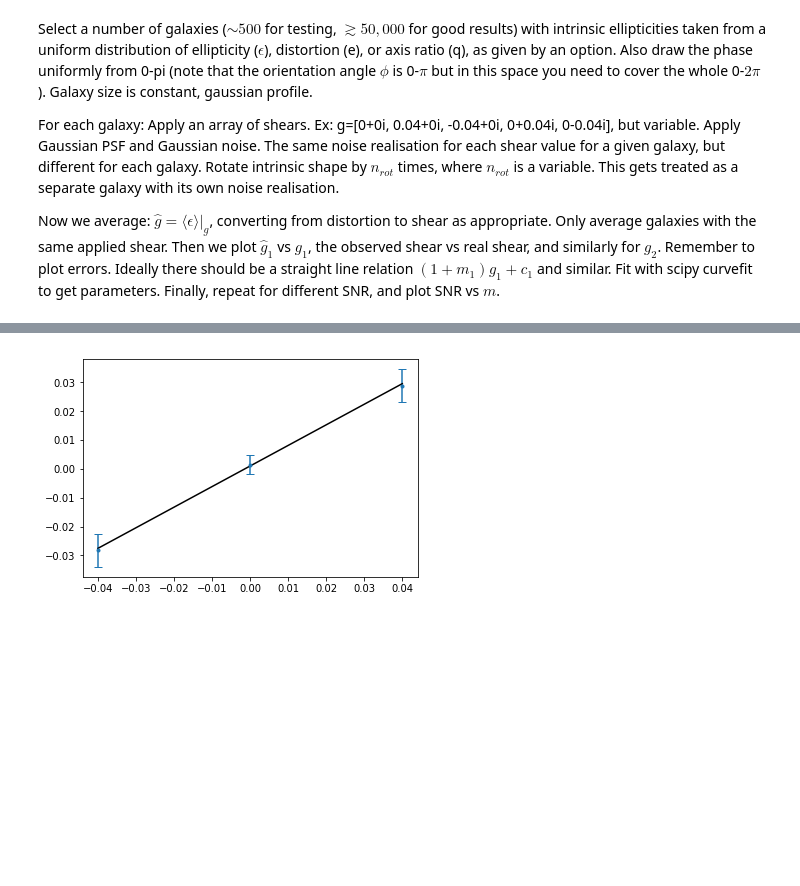
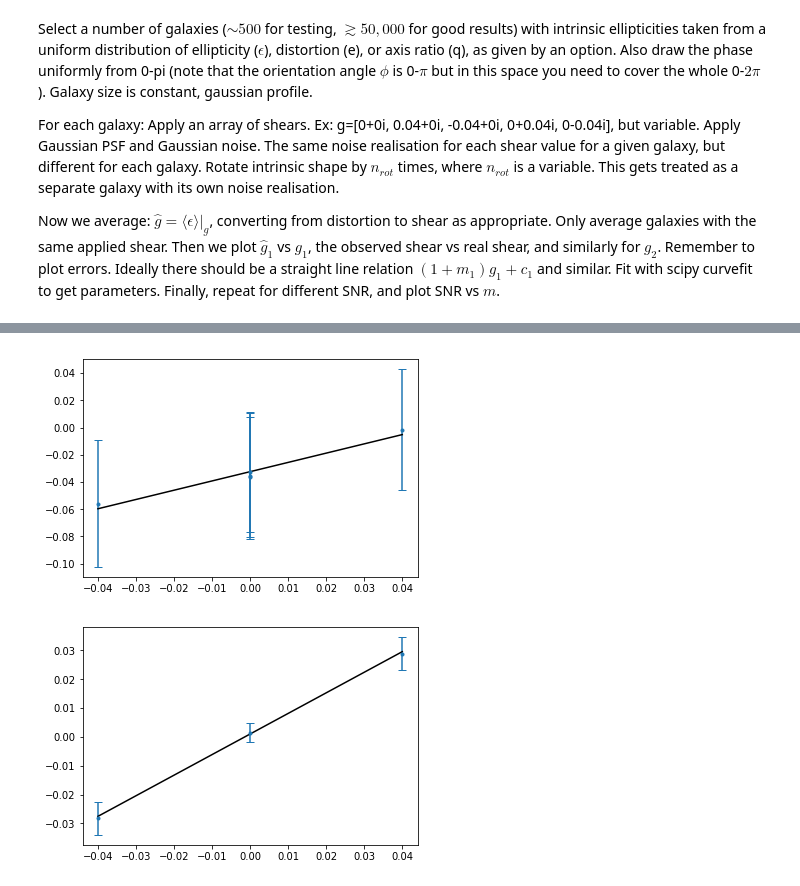
Before and after one commit to earosenberg/wl-bias-leaps, a Jupyter notebook: shape_measurement.ipynb, the cells around one changed output, grey strips where cells are left out. Saved outputs shown, nothing was run; the diff lists cells and outputs as text; code cells hidden in the pictures; blank space fills up the shorter version.

Commit message:
Stopped averaging over g1 and g2, instead just keep each shear separate so that we can later look at correlations.

```diff
--- a/shape_measurement.ipynb
+++ b/shape_measurement.ipynb
@@ -259,3 +252,7 @@ ValueError: operands could not be broadcast together with shapes (20,2,3,2) (3,)
+# %%
+fitAndPlot(g1shear,res,0,2)
+# %% [output]
+[figure, added]
 # %%
 #for error on m use bootstrap: nlog^2(n)
 # %%
```
Also changed, not shown: parts of 13 cells of this notebook.
